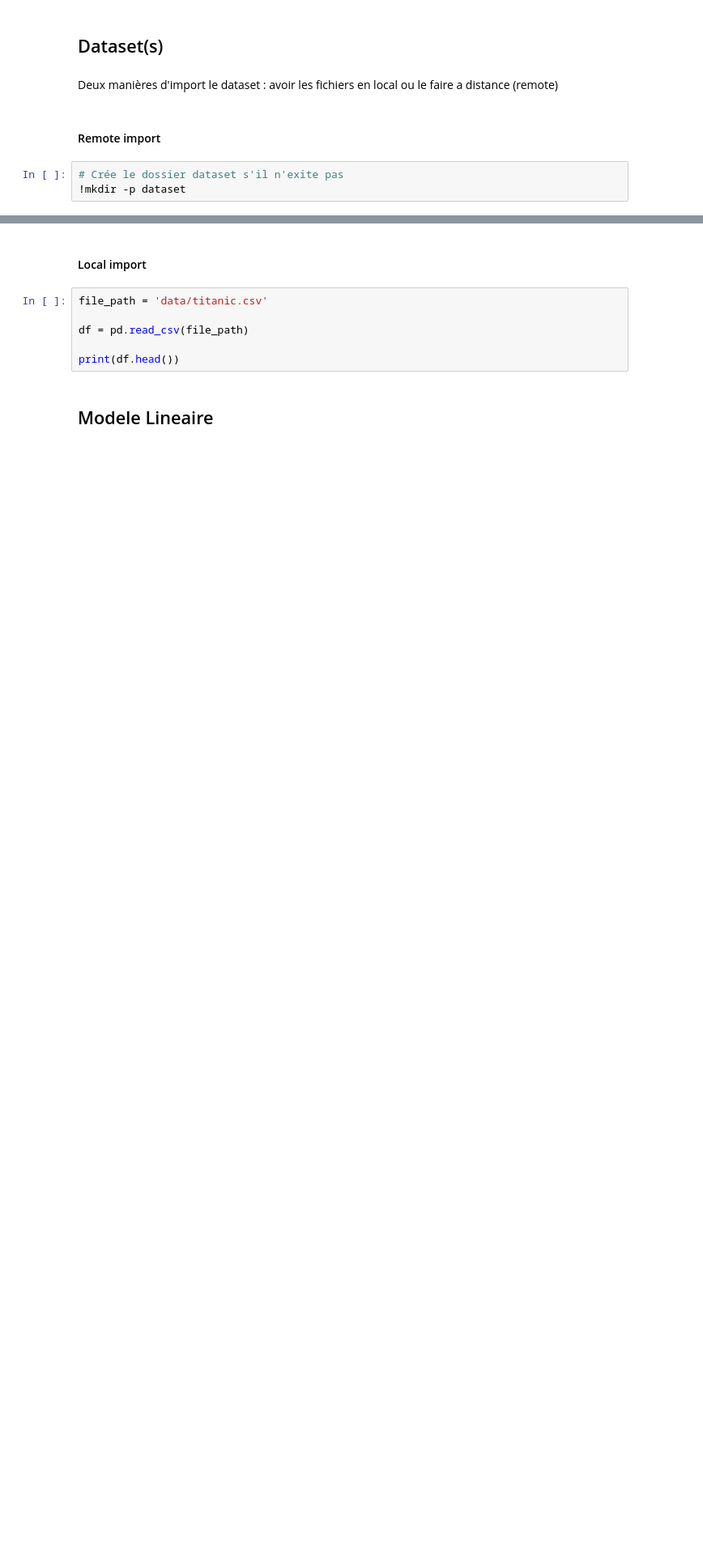
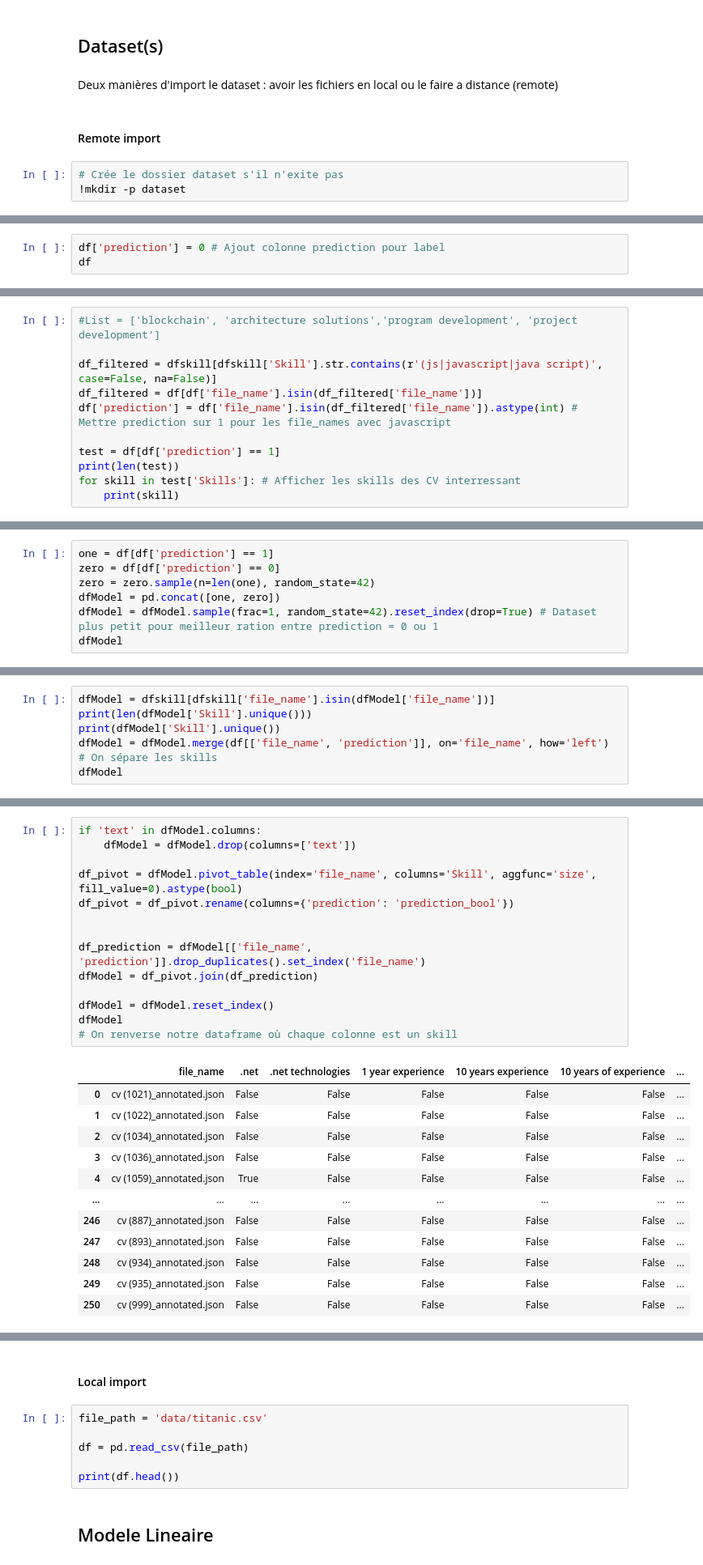
Before and after one commit to Dixtawi/PFEE, a Jupyter notebook: main.ipynb, the cells around one changed output, grey strips where cells are left out. Shown at 81% size. Drawn from its saved outputs; the diff is of its cells as text; blank space fills up the shorter version.

```diff
--- a/main.ipynb
+++ b/main.ipynb
@@ -226,0 +147,3 @@ print()
+# %%
+df['prediction'] = 0 # Ajout colonne prediction pour label
+df
@@ -226,0 +164,11 @@ print()
+# %%
+#List = ['blockchain', 'architecture solutions','program development', 'project development']
+
+df_filtered = dfskill[dfskill['Skill'].str.contains(r'(js|javascript|java script)', case=False, na=False)]
+df_filtered = df[df['file_name'].isin(df_filtered['file_name'])]
+df['prediction'] = df['file_name'].isin(df_filtered['file_name']).astype(int) # Mettre prediction sur 1 pour les file_names avec javascript
+
+test = df[df['prediction'] == 1]
+print(len(test))
+for skill in test['Skills']: # Afficher les skills des CV interressant
+    print(skill)
@@ -226,0 +209,7 @@ print()
+# %%
+one = df[df['prediction'] == 1]
+zero = df[df['prediction'] == 0]
+zero = zero.sample(n=len(one), random_state=42)
+dfModel = pd.concat([one, zero])
+dfModel = dfModel.sample(frac=1, random_state=42).reset_index(drop=True) # Dataset plus petit pour meilleur ration entre prediction = 0 ou 1
+dfModel
@@ -226,0 +230,6 @@ print()
+# %%
+dfModel = dfskill[dfskill['file_name'].isin(dfModel['file_name'])]
+print(len(dfModel['Skill'].unique()))
+print(dfModel['Skill'].unique())
+dfModel = dfModel.merge(df[['file_name', 'prediction']], on='file_name', how='left') # On sépare les skills
+dfModel
@@ -226,0 +252,27 @@ print()
+# %%
+if 'text' in dfModel.columns:
+    dfModel = dfModel.drop(columns=['text'])
+
+df_pivot = dfModel.pivot_table(index='file_name', columns='Skill', aggfunc='size', fill_value=0).astype(bool)
+df_pivot = df_pivot.rename(columns={'prediction': 'prediction_bool'})
+
+
+df_prediction = dfModel[['file_name', 'prediction']].drop_duplicates().set_index('file_name')
+dfModel = df_pivot.join(df_prediction)
+
+dfModel = dfModel.reset_index()
+dfModel
+# On renverse notre dataframe où chaque colonne est un skill
+# %% [output]
+|  | file_name | .net | .net technologies | 1 year experience | 10 years experience | 10 years of experience | ... |
+| 0 | cv (1021)_annotated.json | False | False | False | False | False | ... |
+| 1 | cv (1022)_annotated.json | False | False | False | False | False | ... |
+| 2 | cv (1034)_annotated.json | False | False | False | False | False | ... |
+| 3 | cv (1036)_annotated.json | False | False | False | False | False | ... |
+| 4 | cv (1059)_annotated.json | True | False | False | False | False | ... |
+| ... | ... | ... | ... | ... | ... | ... | ... |
+| 246 | cv (887)_annotated.json | False | False | False | False | False | ... |
+| 247 | cv (893)_annotated.json | False | False | False | False | False | ... |
+| 248 | cv (934)_annotated.json | False | False | False | False | False | ... |
+| 249 | cv (935)_annotated.json | False | False | False | False | False | ... |
+| 250 | cv (999)_annotated.json | False | False | False | False | False | ... |
```
Also changed, not shown: parts of 26 cells of this notebook.
